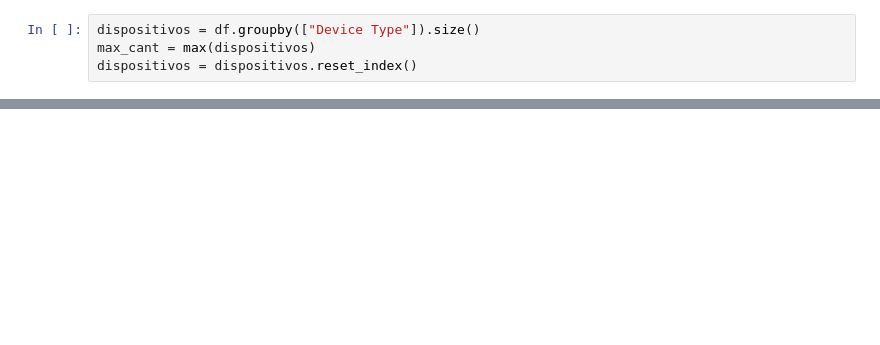
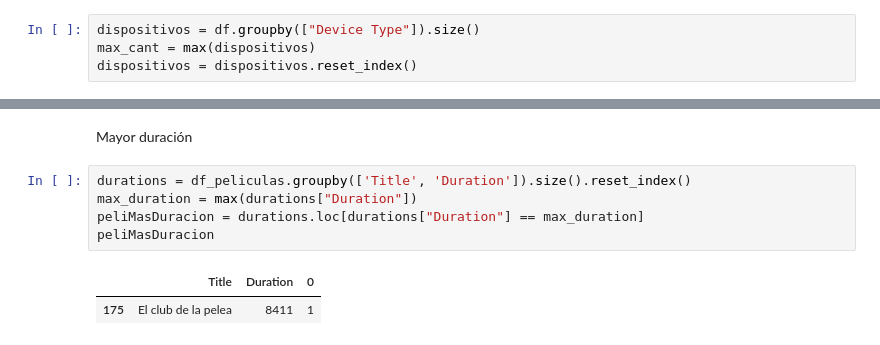
Before and after one commit to dangoldmann/TP-Netflix, a Jupyter notebook: TP_Netflix.ipynb, the cells around one changed output, grey strips where cells are left out. Cells and saved outputs as stored; diff of their text form; blank space fills up the shorter version.

```diff
--- a/TP_Netflix.ipynb
+++ b/TP_Netflix.ipynb
@@ -69,0 +125,10 @@ Encontrar la película con más ocurrencias y la película con mayor duración t
+# %% [markdown]
+Mayor duración
+# %%
+durations = df_peliculas.groupby(['Title', 'Duration']).size().reset_index()
+max_duration = max(durations["Duration"])
+peliMasDuracion = durations.loc[durations["Duration"] == max_duration]
+peliMasDuracion
+# %% [output]
+|  | Title | Duration | 0 |
+| 175 | El club de la pelea | 8411 | 1 |
```
Also changed, not shown: parts of 28 cells of this notebook.
